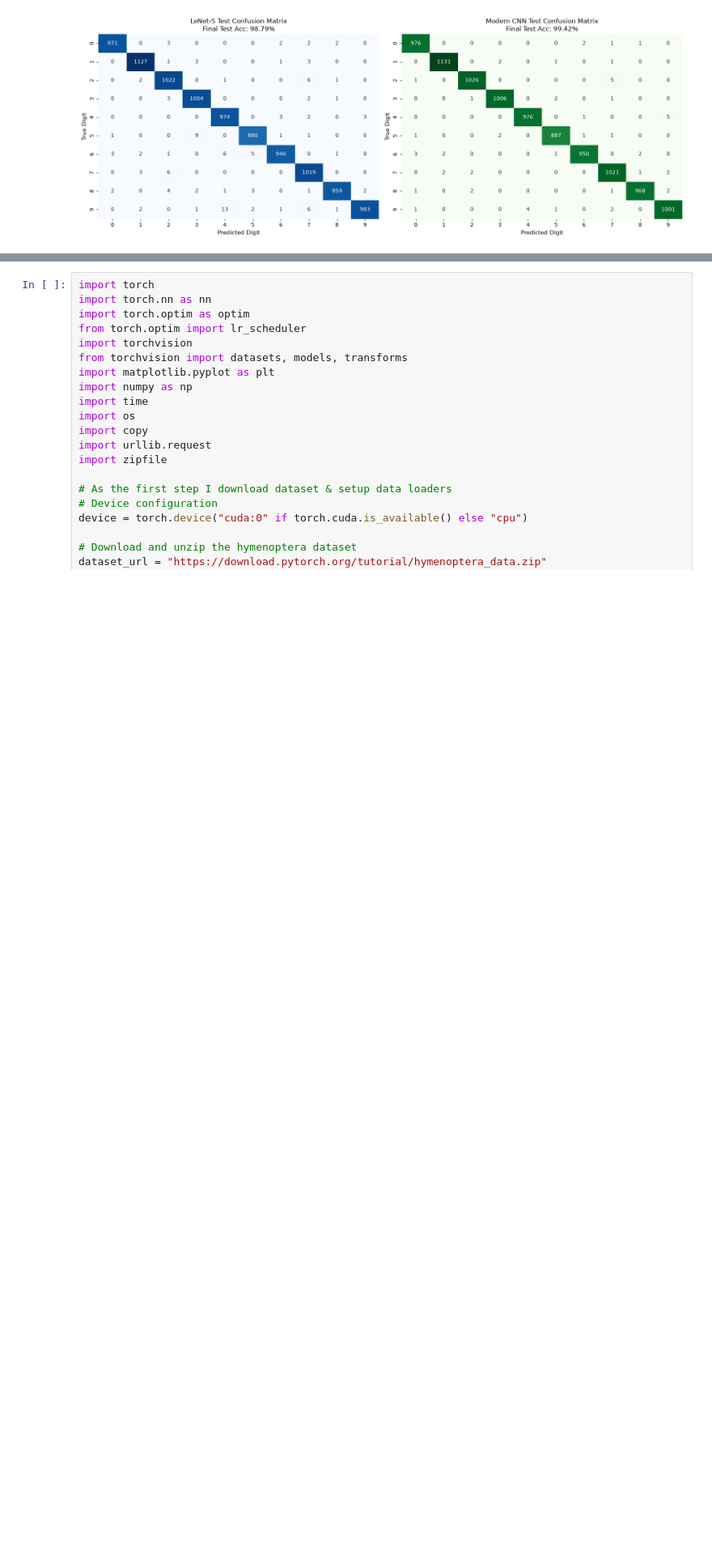
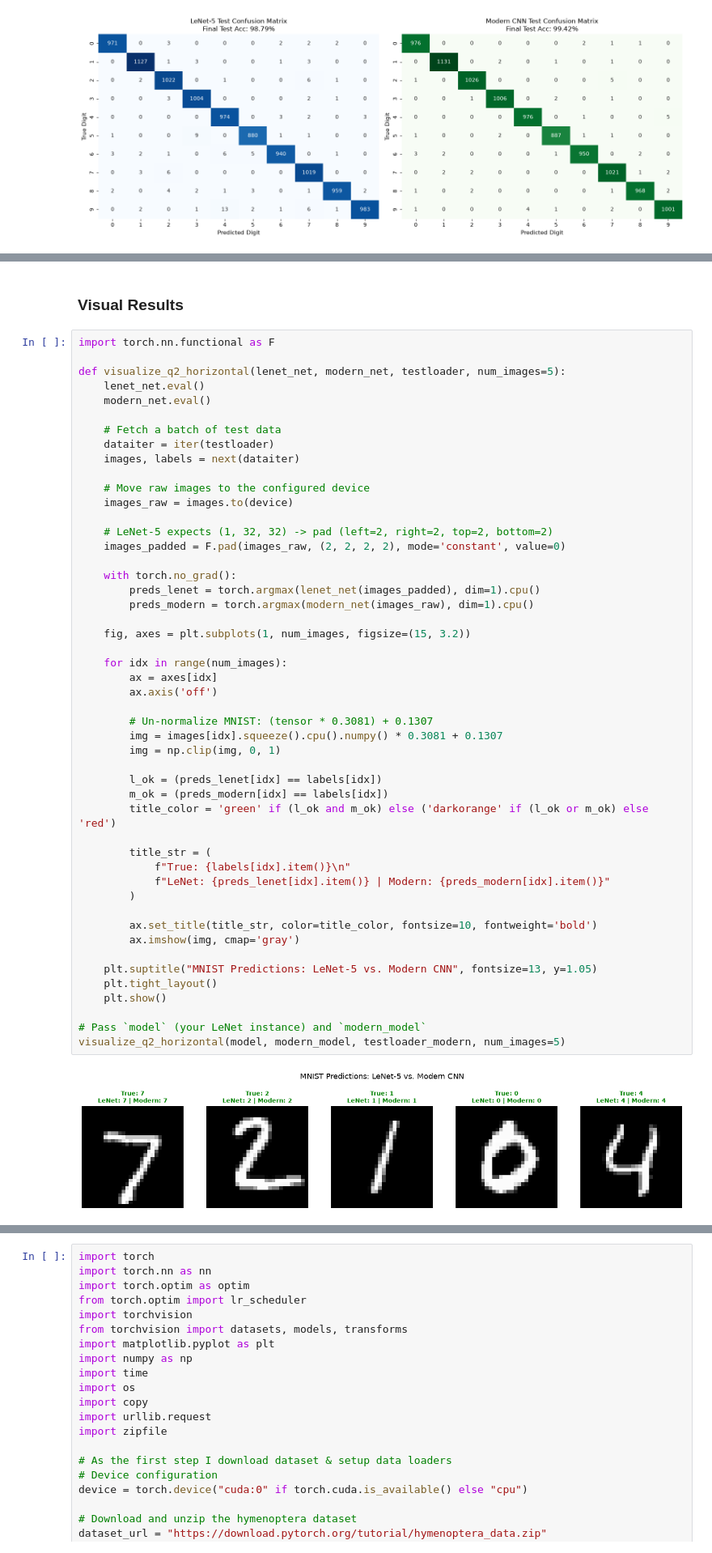
Before and after one commit to manjarimeedeniya/EN3160-Assignment3, a Jupyter notebook: 230407K.ipynb, the cells around one changed output, grey strips where cells are left out. Shown at 81% size. Saved outputs shown, nothing was run; the diff lists cells and outputs as text; blank space fills up the shorter version.

```diff
--- a/230407K.ipynb
+++ b/230407K.ipynb
@@ -388,0 +686,53 @@ plt.show()
+# %% [markdown]
+### Visual Results
+# %%
+import torch.nn.functional as F
+
+def visualize_q2_horizontal(lenet_net, modern_net, testloader, num_images=5):
+    lenet_net.eval()
+    modern_net.eval()
+
+    # Fetch a batch of test data
+    dataiter = iter(testloader)
+    images, labels = next(dataiter)
+
+    # Move raw images to the configured device
+    images_raw = images.to(device)
+
+    # LeNet-5 expects (1, 32, 32) -> pad (left=2, right=2, top=2, bottom=2)
+    images_padded = F.pad(images_raw, (2, 2, 2, 2), mode='constant', value=0)
+
+    with torch.no_grad():
+        preds_lenet = torch.argmax(lenet_net(images_padded), dim=1).cpu()
+        preds_modern = torch.argmax(modern_net(images_raw), dim=1).cpu()
+
+    fig, axes = plt.subplots(1, num_images, figsize=(15, 3.2))
+
+    for idx in range(num_images):
+        ax = axes[idx]
+        ax.axis('off')
+
+        # Un-normalize MNIST: (tensor * 0.3081) + 0.1307
+        img = images[idx].squeeze().cpu().numpy() * 0.3081 + 0.1307
+        img = np.clip(img, 0, 1)
+
+        l_ok = (preds_lenet[idx] == labels[idx])
+        m_ok = (preds_modern[idx] == labels[idx])
+        title_color = 'green' if (l_ok and m_ok) else ('darkorange' if (l_ok or m_ok) else 'red')
+
+        title_str = (
+            f"True: {labels[idx].item()}\n"
+            f"LeNet: {preds_lenet[idx].item()} | Modern: {preds_modern[idx].item()}"
+        )
+
+        ax.set_title(title_str, color=title_color, fontsize=10, fontweight='bold')
+        ax.imshow(img, cmap='gray')
+
+    plt.suptitle("MNIST Predictions: LeNet-5 vs. Modern CNN", fontsize=13, y=1.05)
+    plt.tight_layout()
+    plt.show()
+
+# Pass `model` (your LeNet instance) and `modern_model`
+visualize_q2_horizontal(model, modern_model, testloader_modern, num_images=5)
+# %% [output]
+[figure, added]
```
Also changed, not shown: parts of 20 cells of this notebook.
